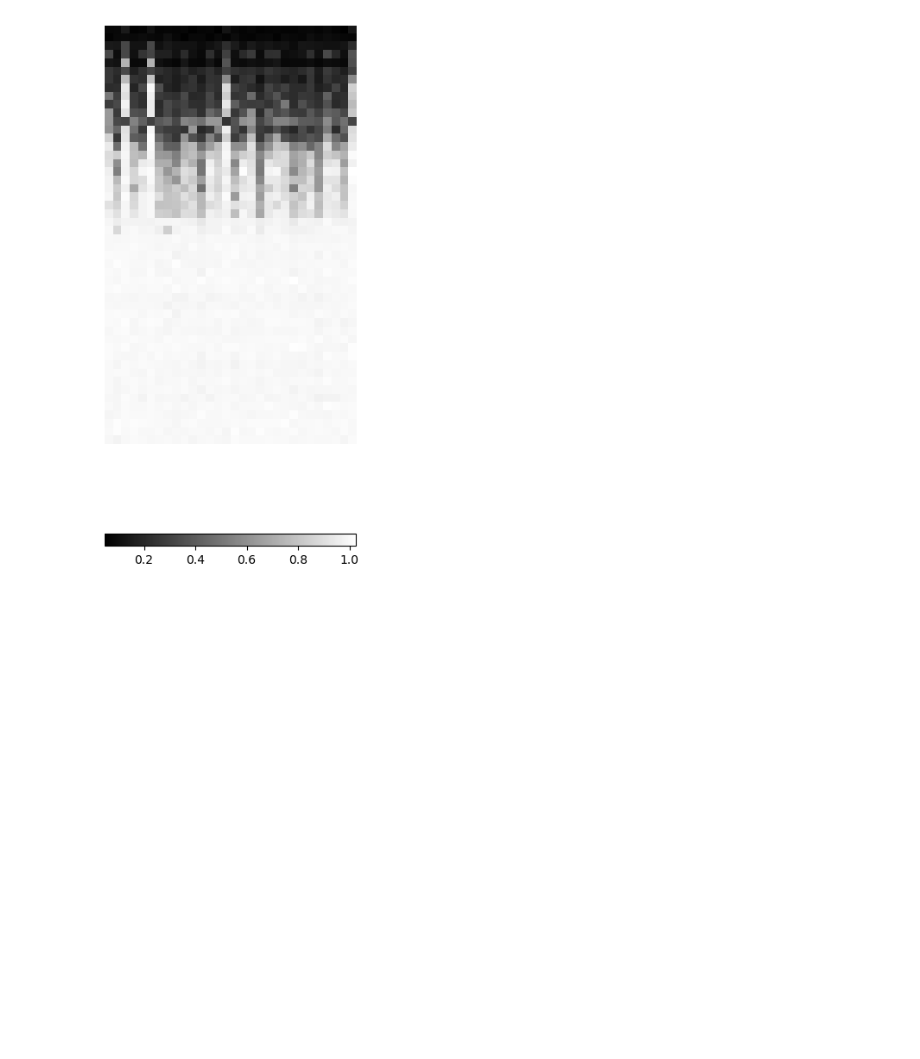
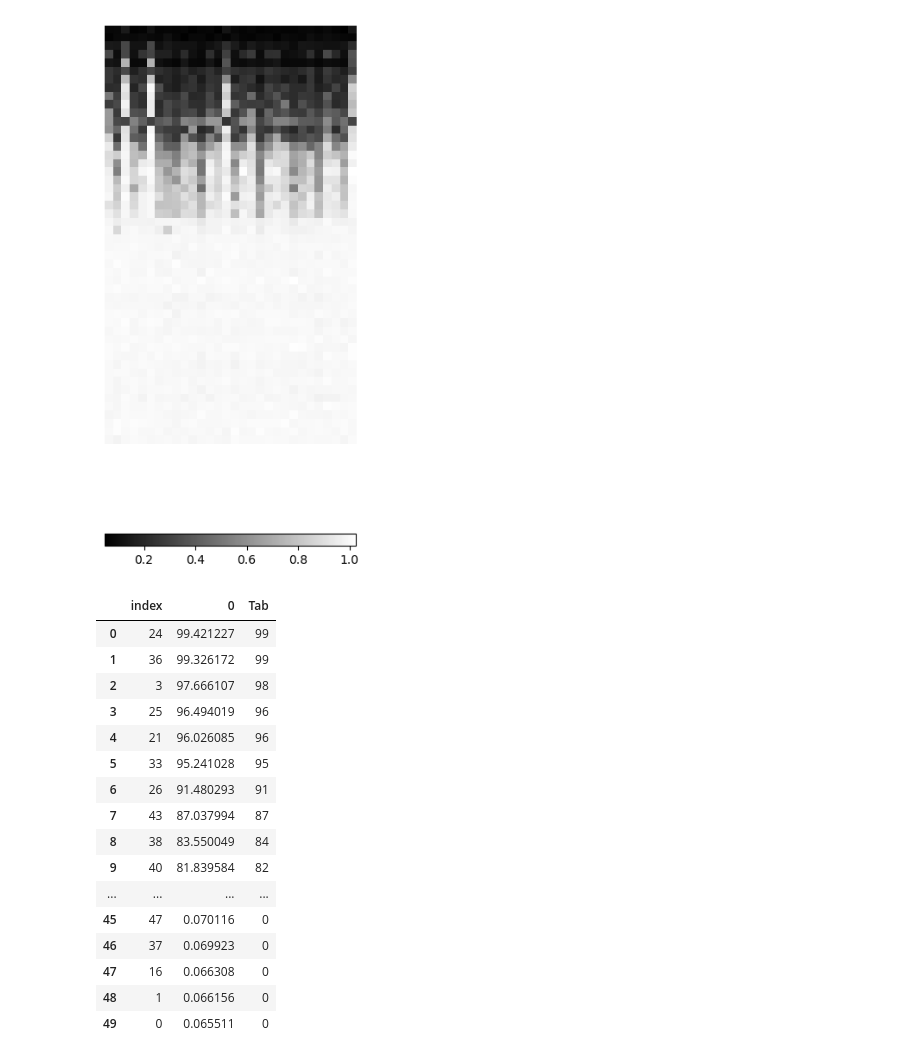
Before and after one commit to 77Michaux/VAE-HBN-MNIST, a Jupyter notebook: 02 - Display VAE results.ipynb, the cells around one changed output. Drawn from its saved outputs; the diff is of its cells as text; code cells hidden in the pictures; blank space fills up the shorter version.

Commit message:
Asquare

```diff
--- a/02 - Display VAE results.ipynb
+++ b/02 - Display VAE results.ipynb
@@ -223,0 +221,21 @@ Asquare_test.to_csv(r"results\Asquare\test.csv", index = False)
+# %%
+Asquare_train["Tab"] = [f"{val:3.0f}" for val in Asquare_train[0]]
+Asquare_train
+# %% [output]
+|  | index | 0 | Tab |
+| 0 | 24 | 99.421227 | 99 |
+| 1 | 36 | 99.326172 | 99 |
+| 2 | 3 | 97.666107 | 98 |
+| 3 | 25 | 96.494019 | 96 |
+| 4 | 21 | 96.026085 | 96 |
+| 5 | 33 | 95.241028 | 95 |
+| 6 | 26 | 91.480293 | 91 |
+| 7 | 43 | 87.037994 | 87 |
+| 8 | 38 | 83.550049 | 84 |
+| 9 | 40 | 81.839584 | 82 |
+| ... | ... | ... | ... |
+| 45 | 47 | 0.070116 | 0 |
+| 46 | 37 | 0.069923 | 0 |
+| 47 | 16 | 0.066308 | 0 |
+| 48 | 1 | 0.066156 | 0 |
+| 49 | 0 | 0.065511 | 0 |
```
Also changed, not shown: parts of 2 cells of this notebook, 2 other files.
